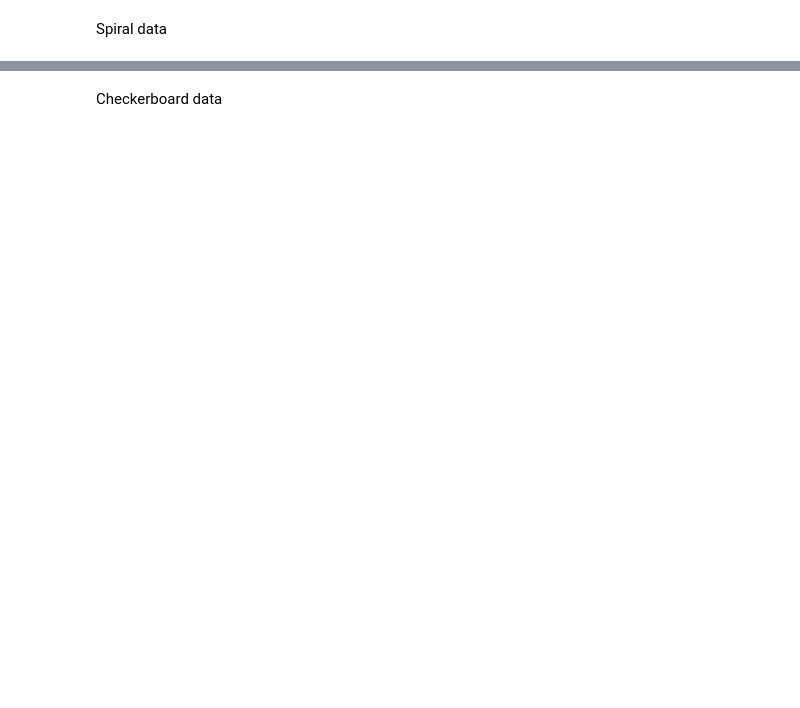
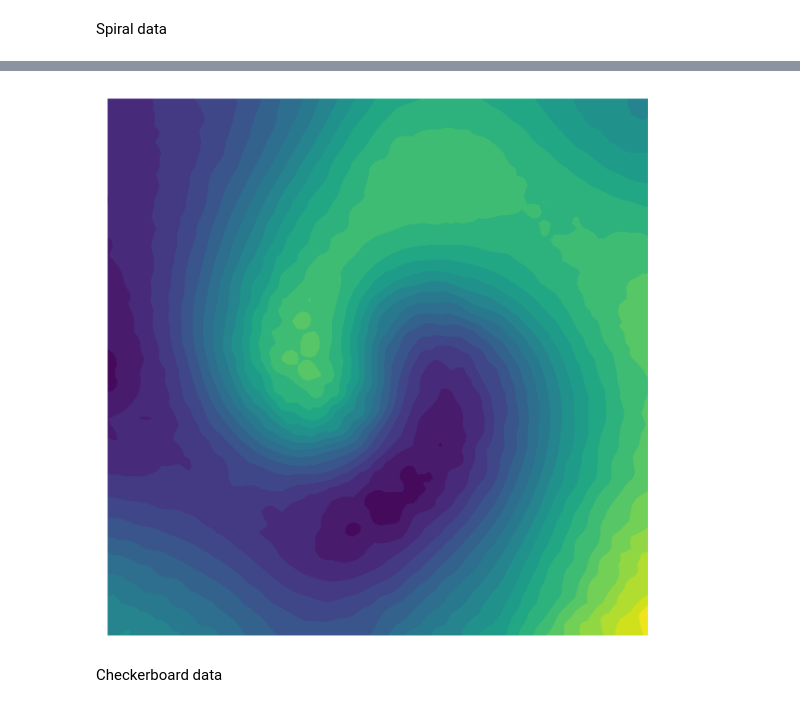
Before and after one commit to aviadsusman/nona_anon, a Jupyter notebook: synthetic_regression_manifolds.ipynb, the cells around one changed output, grey strips where cells are left out. Drawn from its saved outputs; the diff is of its cells as text; code cells hidden in the pictures; blank space fills up the shorter version.

```diff
--- a/synthetic_regression_manifolds.ipynb
+++ b/synthetic_regression_manifolds.ipynb
@@ -251,33 +279,34 @@ plt.show()
 # %%
 data = TensorDataset(X,y)
 loader = DataLoader(data, shuffle=True, batch_size=32)
 softstep = s.SoftStep(dims=2, step_fn=2)
 model = models.NONA(softstep=softstep)
 criterion = torch.nn.MSELoss()
 optimizer = torch.optim.Adam(model.parameters())
 
-if train:
-    for epoch in range(800):
-        loss = 0.0
-        for x_b,y_b in loader:
-            outputs = model(x_b,x_b,y_b)
-            l = criterion(outputs, y_b)
-            optimizer.zero_grad()
-            l.backward()
-            optimizer.step()
-            loss += l.item()
-        loss /= len(loader)
+for epoch in range(800):
+    loss = 0.0
+    for x_b,y_b in loader:
+        outputs = model(x_b,x_b,y_b)
+        l = criterion(outputs, y_b)
+        optimizer.zero_grad()
+        l.backward()
+        optimizer.step()
+        loss += l.item()
+    loss /= len(loader)
 
 preds = model(grid_points, X, y).reshape(grid_size, grid_size).detach().numpy()
 
 # Plot the heatmap using contourf
 plt.figure(figsize=(6, 6), dpi=250)
 plt.contourf(g1, g2, preds, levels=20)
 
 plt.xlim(-1, 1)
 plt.ylim(-1, 1)
 plt.axis(False)
 plt.show()
+# %% [output]
+[figure, added]
 # %% [markdown]
 Checkerboard data
 # %%
```
Also changed, not shown: parts of 19 cells of this notebook, 2 other files.
